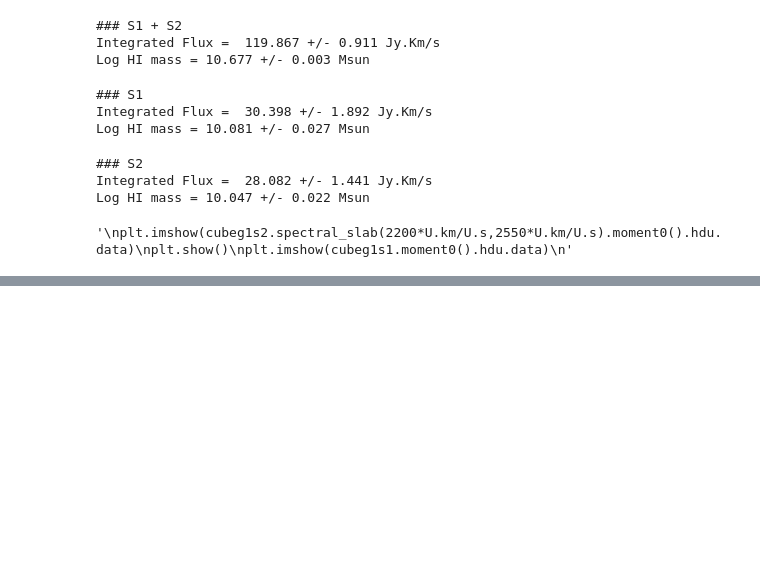
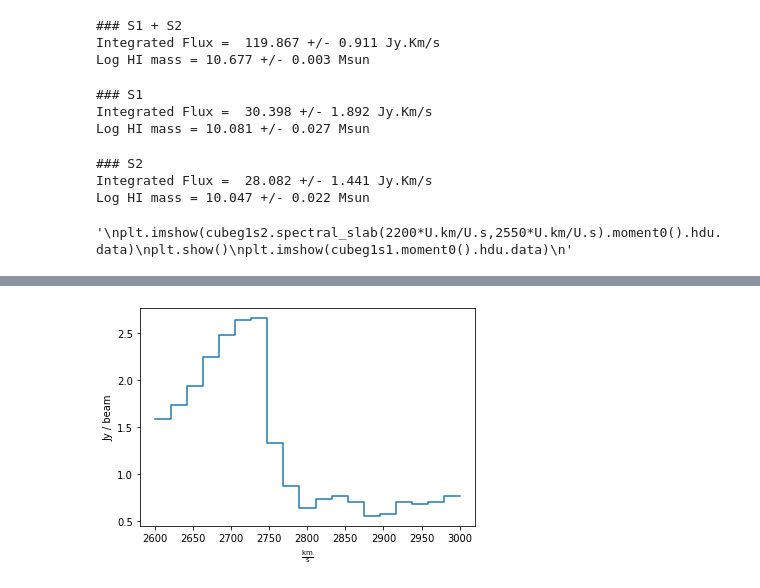
Before and after one commit to spectram/meerchoirs, a Jupyter notebook: g1vla-analysis.ipynb, the cells around one changed output, grey strips where cells are left out. Drawn from its saved outputs; the diff is of its cells as text; code cells hidden in the pictures; blank space fills up the shorter version.

```diff
--- a/g1vla-analysis.ipynb
+++ b/g1vla-analysis.ipynb
@@ -360,0 +365,7 @@ sg1s1.quicklook()
+# %%
+g1s2_masked=velcube.with_mask(new_mask).with_mask(sigmask)
+#plt.imshow(g1s2_masked.moment0().data)
+sg1s2 = g1s2_masked.sum(axis=(1,2))
+sg1s2.quicklook()
+# %% [output]
+[figure, added]
```
Also changed, not shown: parts of 4 cells of this notebook.
